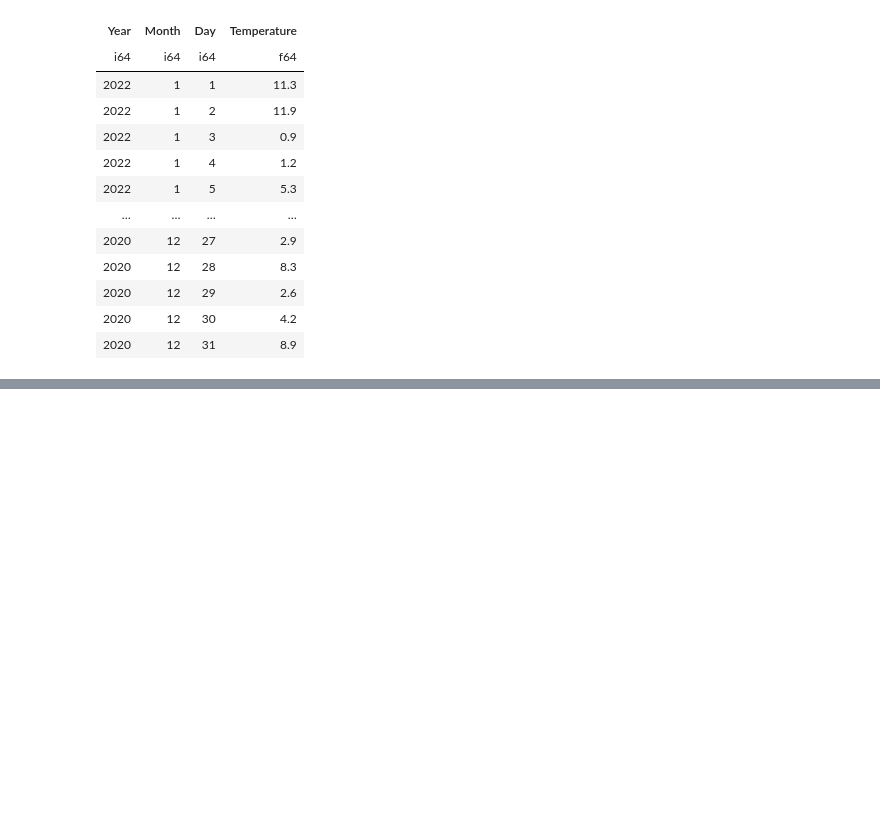
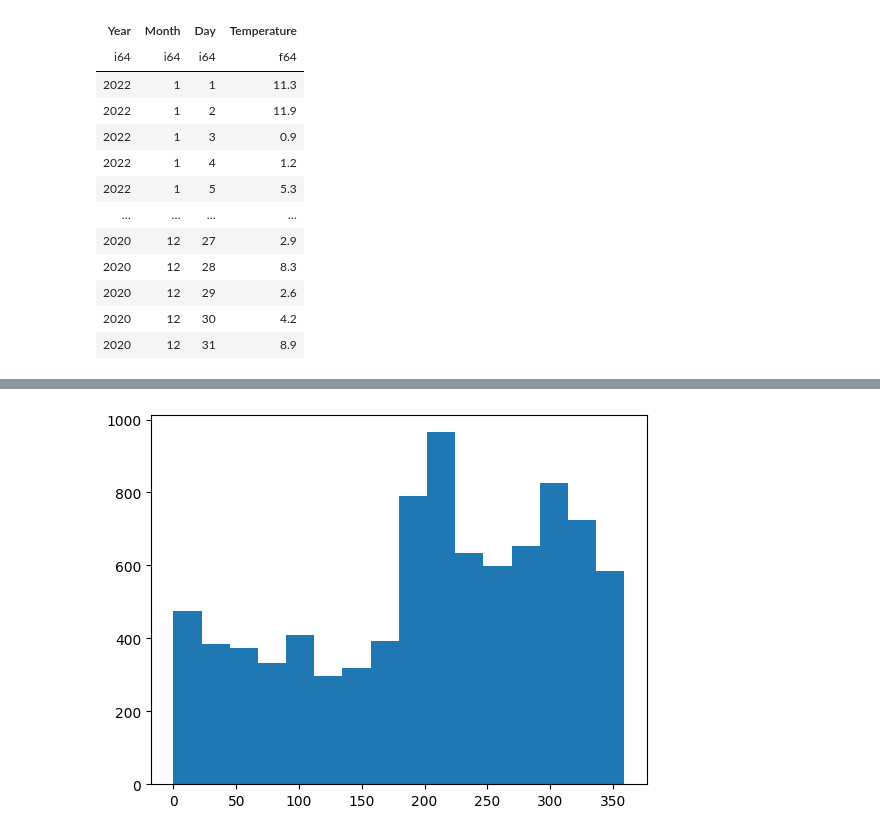
Before and after one commit to Scott-Baldwin/DataVis, a Jupyter notebook: src/stuff.ipynb, the cells around one changed output, grey strips where cells are left out. Drawn from its saved outputs; the diff is of its cells as text; code cells hidden in the pictures; blank space fills up the shorter version.

```diff
--- a/src/stuff.ipynb
+++ b/src/stuff.ipynb
@@ -30,0 +49,11 @@ shape: (365, 4)
+# %%
+fig, ax = plt.subplots()
+
+ax.hist(
+    x=df["Wind Direction"],
+    bins=16,
+)
+
+plt.show()
+# %% [output]
+[figure, added]
```
Also changed, not shown: parts of 1 cell of this notebook, 2 other files.
